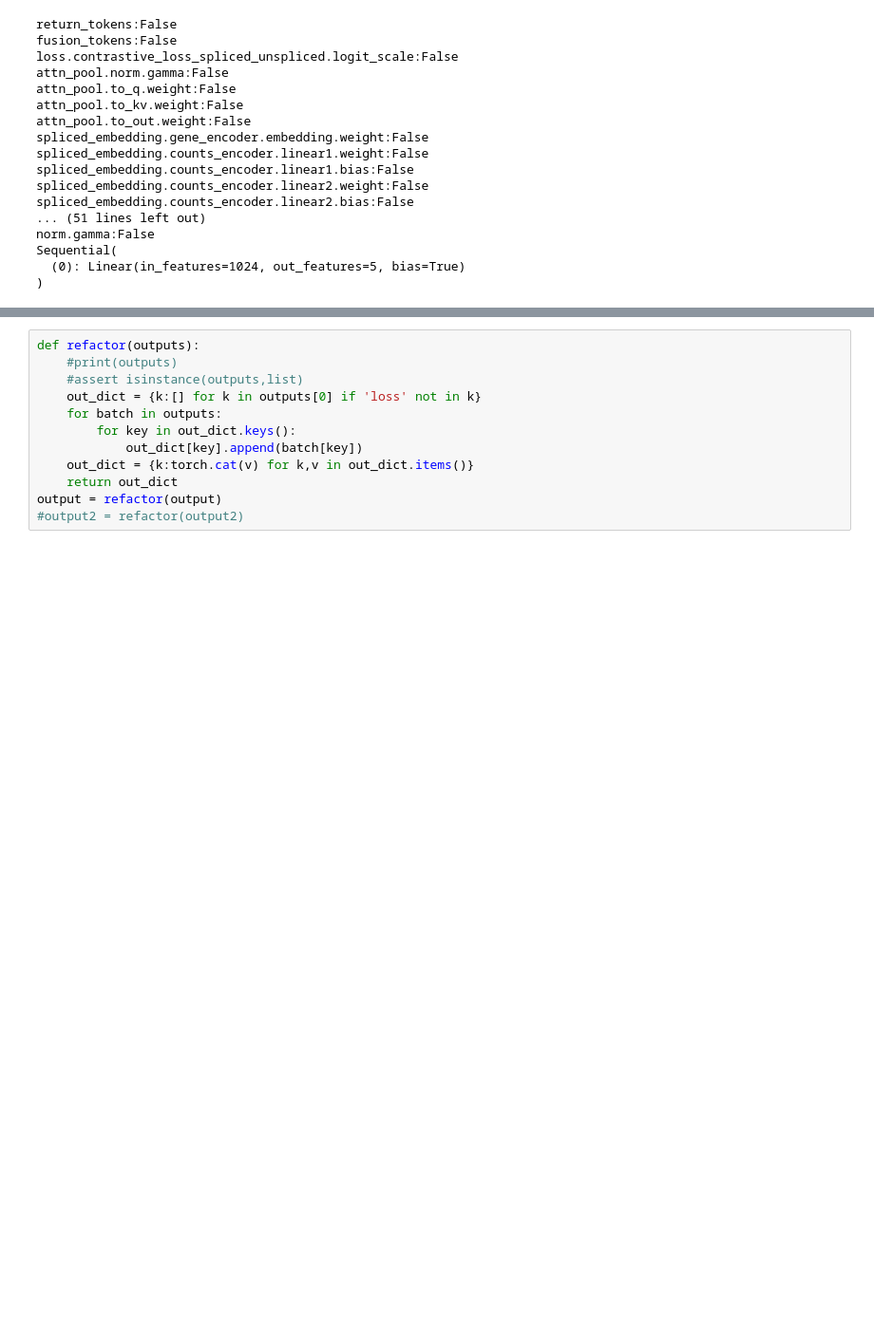
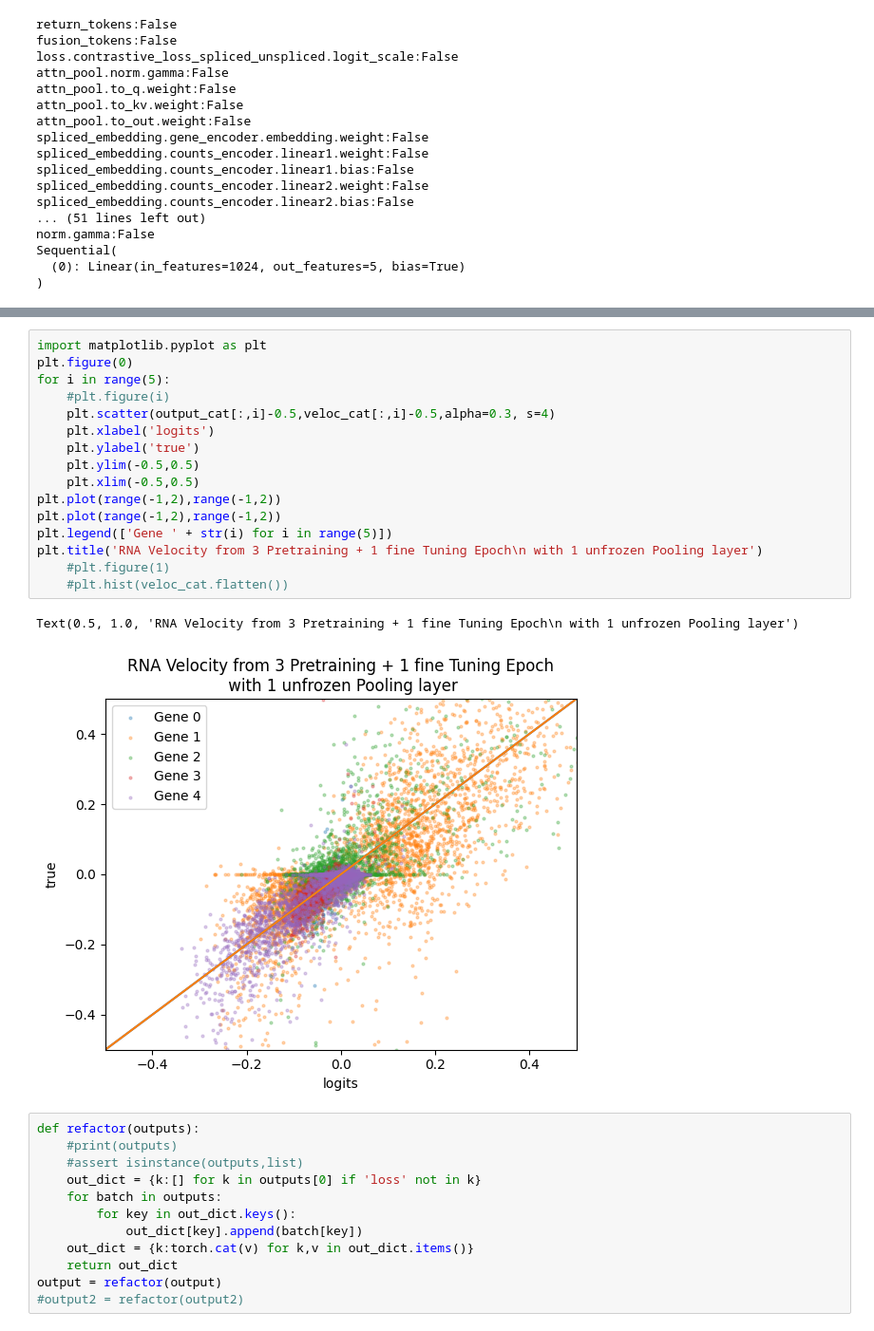
Before and after one commit to josiahbjorgaard/mca-paper, a Jupyter notebook: ModelPrototyping.ipynb, the cells around one changed output, grey strips where cells are left out. Shown at 95% size. Drawn from its saved outputs; the diff is of its cells as text; blank space fills up the shorter version.

```diff
--- a/ModelPrototyping.ipynb
+++ b/ModelPrototyping.ipynb
@@ -428,3 +449,22 @@ plt.hist(veloc_cat.flatten())
+# %%
+import matplotlib.pyplot as plt
+plt.figure(0)
+for i in range(5):
+    #plt.figure(i)
+    plt.scatter(output_cat[:,i]-0.5,veloc_cat[:,i]-0.5,alpha=0.3, s=4)
+    plt.xlabel('logits')
+    plt.ylabel('true')
+    plt.ylim(-0.5,0.5)
+    plt.xlim(-0.5,0.5)
+plt.plot(range(-1,2),range(-1,2))
+plt.plot(range(-1,2),range(-1,2))
+plt.legend(['Gene ' + str(i) for i in range(5)])
+plt.title('RNA Velocity from 3 Pretraining + 1 fine Tuning Epoch\n with 1 unfrozen Pooling layer')
+    #plt.figure(1)
+    #plt.hist(veloc_cat.flatten())
+# %% [output]
+Text(0.5, 1.0, 'RNA Velocity from 3 Pretraining + 1 fine Tuning Epoch\n with 1 unfrozen Pooling layer')
+[figure, added]
 # %%
 def refactor(outputs):
     #print(outputs)
```
Also changed, not shown: parts of 18 cells of this notebook, 2 other files.
